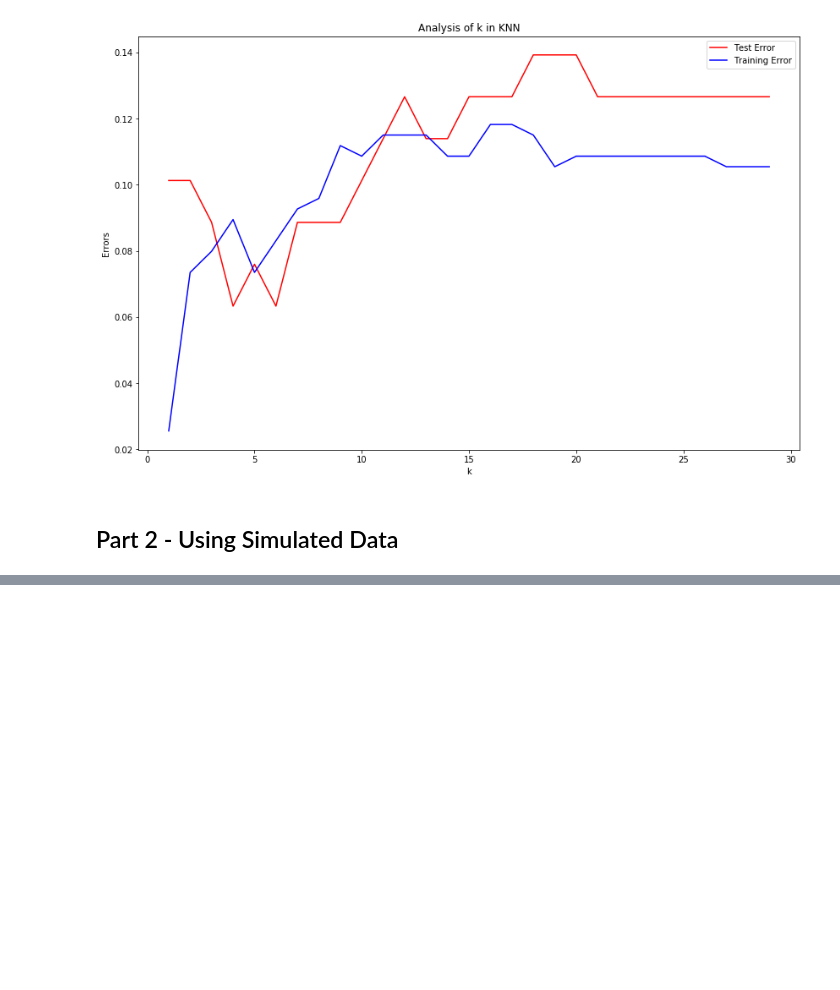
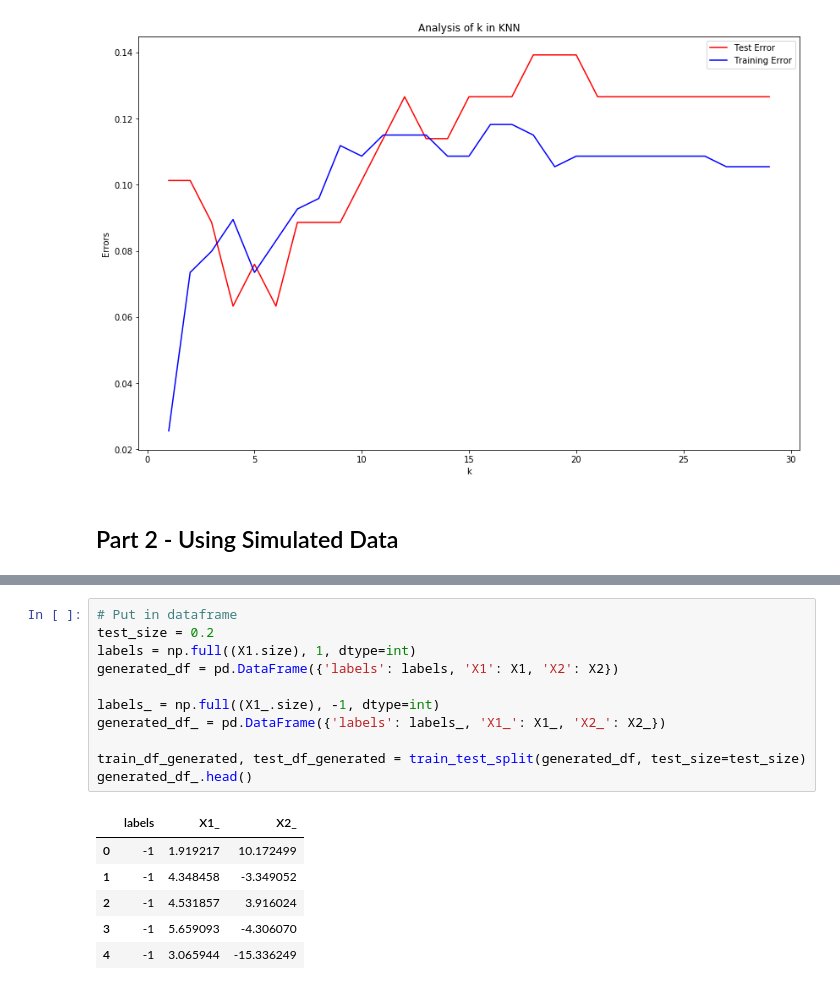
Before and after one commit to hkindbom/SF2935-Statistical-Learning, a Jupyter notebook: Project 1/Project1.ipynb, the cells around one changed output, grey strips where cells are left out. Cells and saved outputs as stored; diff of their text form; blank space fills up the shorter version.

```diff
--- a/Project 1/Project1.ipynb
+++ b/Project 1/Project1.ipynb
@@ -191,0 +214,18 @@ plt.show()
+# %%
+# Put in dataframe
+test_size = 0.2
+labels = np.full((X1.size), 1, dtype=int)
+generated_df = pd.DataFrame({'labels': labels, 'X1': X1, 'X2': X2})
+
+labels_ = np.full((X1_.size), -1, dtype=int)
+generated_df_ = pd.DataFrame({'labels': labels_, 'X1_': X1_, 'X2_': X2_})
+
+train_df_generated, test_df_generated = train_test_split(generated_df, test_size=test_size)
+generated_df_.head()
+# %% [output]
+|  | labels | X1_ | X2_ |
+| 0 | -1 | 1.919217 | 10.172499 |
+| 1 | -1 | 4.348458 | -3.349052 |
+| 2 | -1 | 4.531857 | 3.916024 |
+| 3 | -1 | 5.659093 | -4.306070 |
+| 4 | -1 | 3.065944 | -15.336249 |
```
Also changed, not shown: parts of 2 cells of this notebook.
